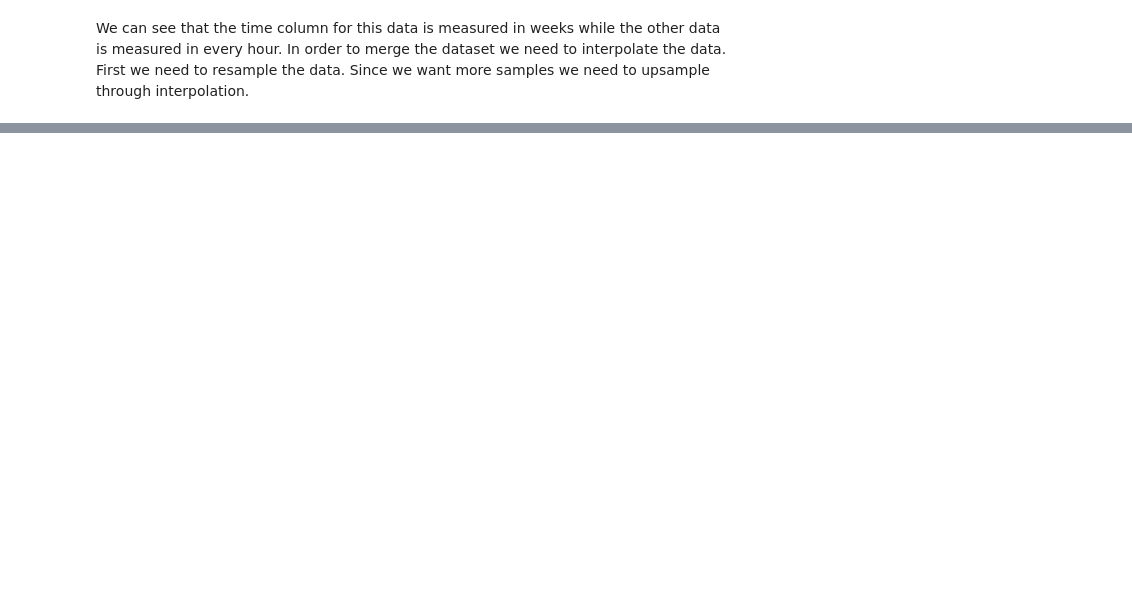
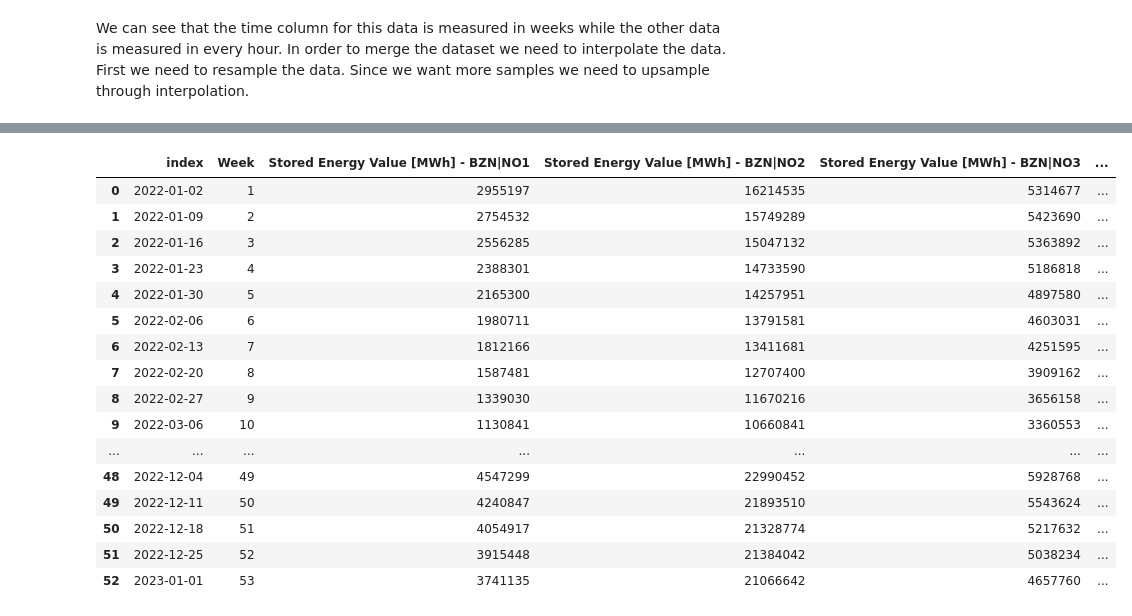
Before and after one commit to HIOF-Bachelor-Project-Group-7/Time-series-energy-price-prediction-bidding-zone-N01, a Jupyter notebook: code/Data aggregation of energy market bidding zone NO1.ipynb, the cells around one changed output, grey strips where cells are left out. Saved outputs shown, nothing was run; the diff lists cells and outputs as text; code cells hidden in the pictures; blank space fills up the shorter version.

```diff
--- a/code/Data aggregation of energy market bidding zone NO1.ipynb
+++ b/code/Data aggregation of energy market bidding zone NO1.ipynb
@@ -415,4 +477,4 @@ water_level_dataframes.head()
 # %%
 # Assigning each data to first every day of week down to the hour
-date_range_timeframe = pd.date_range(start='1/1/2022', end= '12/31/2022', freq='W')
+date_range_timeframe = pd.date_range(start='1/1/2022', periods=53, freq='W')
 date_range_timeframe
@@ -426,0 +539,22 @@ water_level_dataframes
+# %%
+# water_level_dataframes['MTU (CET/CEST)'] = pd.to_datetime(water_level_dataframes['MTU (CET/CEST)'])
+water_level_dataframes = water_level_dataframes.reset_index(level=0)
+water_level_dataframes
+# %% [output]
+|  | index | Week | Stored Energy Value [MWh] - BZN|NO1 | Stored Energy Value [MWh] - BZN|NO2 | Stored Energy Value [MWh] - BZN|NO3 | ... |
+| 0 | 2022-01-02 | 1 | 2955197 | 16214535 | 5314677 | ... |
+| 1 | 2022-01-09 | 2 | 2754532 | 15749289 | 5423690 | ... |
+| 2 | 2022-01-16 | 3 | 2556285 | 15047132 | 5363892 | ... |
+| 3 | 2022-01-23 | 4 | 2388301 | 14733590 | 5186818 | ... |
+| 4 | 2022-01-30 | 5 | 2165300 | 14257951 | 4897580 | ... |
+| 5 | 2022-02-06 | 6 | 1980711 | 13791581 | 4603031 | ... |
+| 6 | 2022-02-13 | 7 | 1812166 | 13411681 | 4251595 | ... |
+| 7 | 2022-02-20 | 8 | 1587481 | 12707400 | 3909162 | ... |
+| 8 | 2022-02-27 | 9 | 1339030 | 11670216 | 3656158 | ... |
+| 9 | 2022-03-06 | 10 | 1130841 | 10660841 | 3360553 | ... |
+| ... | ... | ... | ... | ... | ... | ... |
+| 48 | 2022-12-04 | 49 | 4547299 | 22990452 | 5928768 | ... |
+| 49 | 2022-12-11 | 50 | 4240847 | 21893510 | 5543624 | ... |
+| 50 | 2022-12-18 | 51 | 4054917 | 21328774 | 5217632 | ... |
+| 51 | 2022-12-25 | 52 | 3915448 | 21384042 | 5038234 | ... |
+| 52 | 2023-01-01 | 53 | 3741135 | 21066642 | 4657760 | ... |
```
Also changed, not shown: parts of 25 cells of this notebook, 10 other files.
